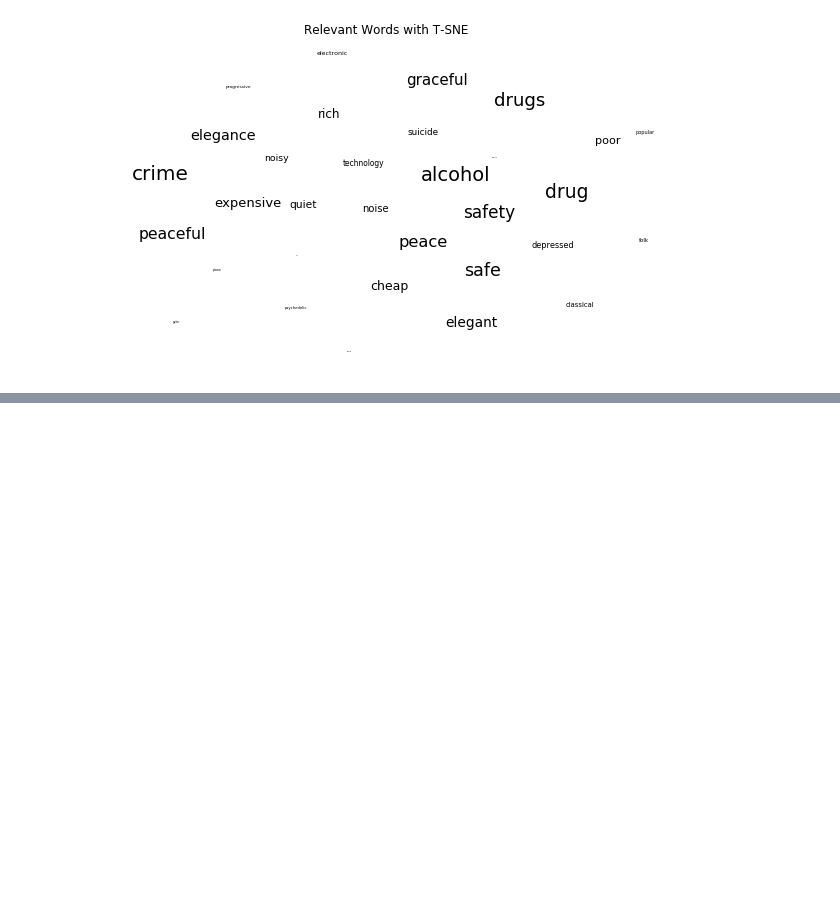
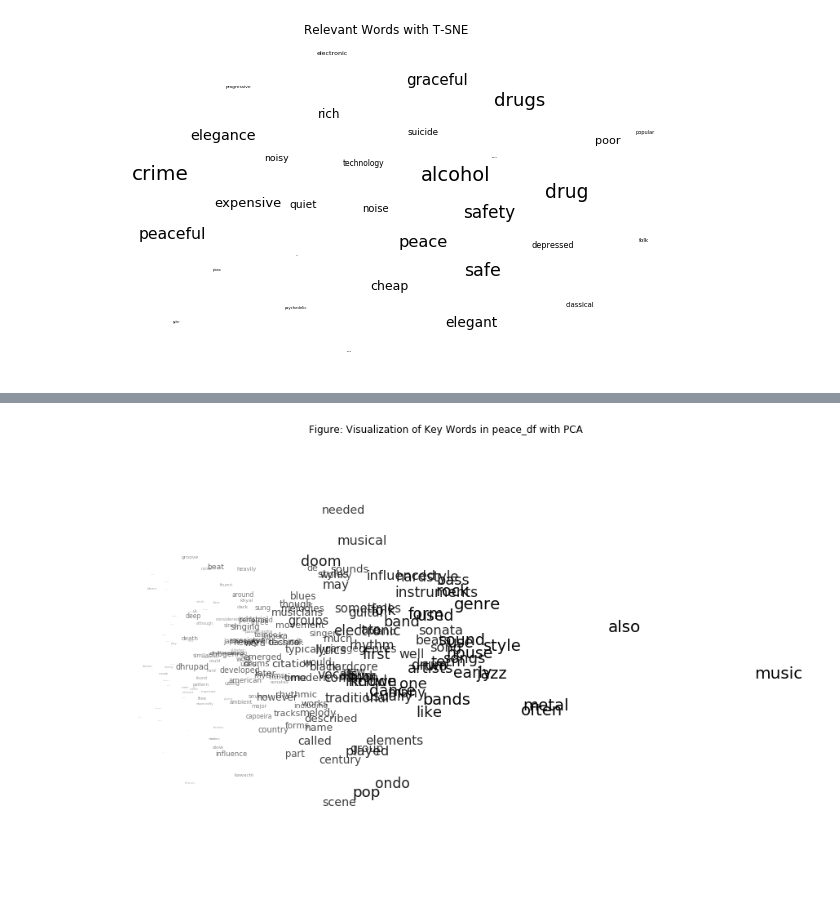
Before and after one commit to xywu-soc/content-analysis-2018, a Jupyter notebook: 4-Word-Embedding/4-Word-Embedding.ipynb, the cells around one changed output, grey strips where cells are left out. Drawn from its saved outputs; the diff is of its cells as text; code cells hidden in the pictures; blank space fills up the shorter version.

```diff
--- a/4-Word-Embedding/4-Word-Embedding.ipynb
+++ b/4-Word-Embedding/4-Word-Embedding.ipynb
@@ -1340,0 +1443,35 @@ plt.show()
+# %%
+## Train W2V models
+peaceW2V = gensim.models.word2vec.Word2Vec(peace_df['normalized_sents'].sum())
+dangerW2V = gensim.models.word2vec.Word2Vec(danger_df['normalized_sents'].sum())
+# %%
+## Plot for peace_df
+# Get the matrix
+peace_numWords = 200
+top_peace_words = peaceW2V.wv.index2word[:peace_numWords]
+peaceSubMatrix = []
+for word in top_peace_words:
+    peaceSubMatrix.append(peaceW2V[word])
+peaceSubMatrix = np.array(peaceSubMatrix)
+# PCA
+peace_pcaWords = sklearn.decomposition.PCA(n_components = 50).fit(peaceSubMatrix)
+peace_reducedPCA_data = peace_pcaWords.transform(peaceSubMatrix)
+#T-SNE is theoretically better, but lets try both
+peace_tsneWords = sklearn.manifold.TSNE(n_components = 2, early_exaggeration = 25).fit_transform(peace_reducedPCA_data)
+# %%
+# Plot for PCA
+fig = plt.figure(figsize = (15,10))
+ax = fig.add_subplot(111)
+ax.set_frame_on(False)
+plt.scatter(peace_reducedPCA_data[:, 0], peace_reducedPCA_data[:, 1], alpha = 0)#Making the points invisible
+for i, word in enumerate(top_peace_words):
+    ax.annotate(word,
+                (peace_reducedPCA_data[:, 0][i],peace_reducedPCA_data[:, 1][i]),
+                size =  20 * (peace_numWords - i) / peace_numWords,
+                alpha = .8 * (peace_numWords - i) / peace_numWords + .2)
+plt.xticks(())
+plt.yticks(())
+plt.title('Figure: Visualization of Key Words in peace_df with PCA')
+plt.show()
+# %% [output]
+[figure, added]
```
Also changed, not shown: parts of 31 cells of this notebook.
